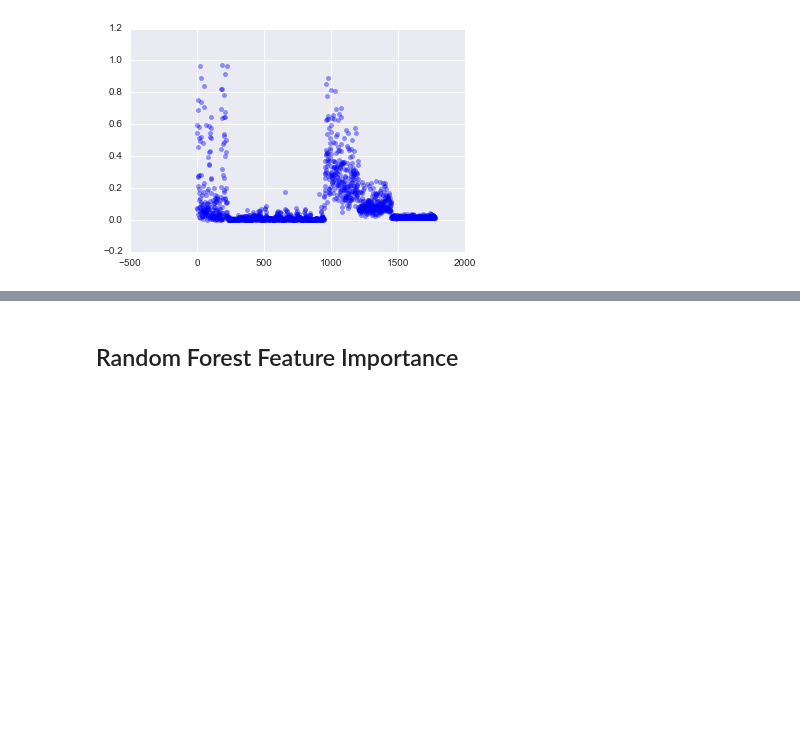
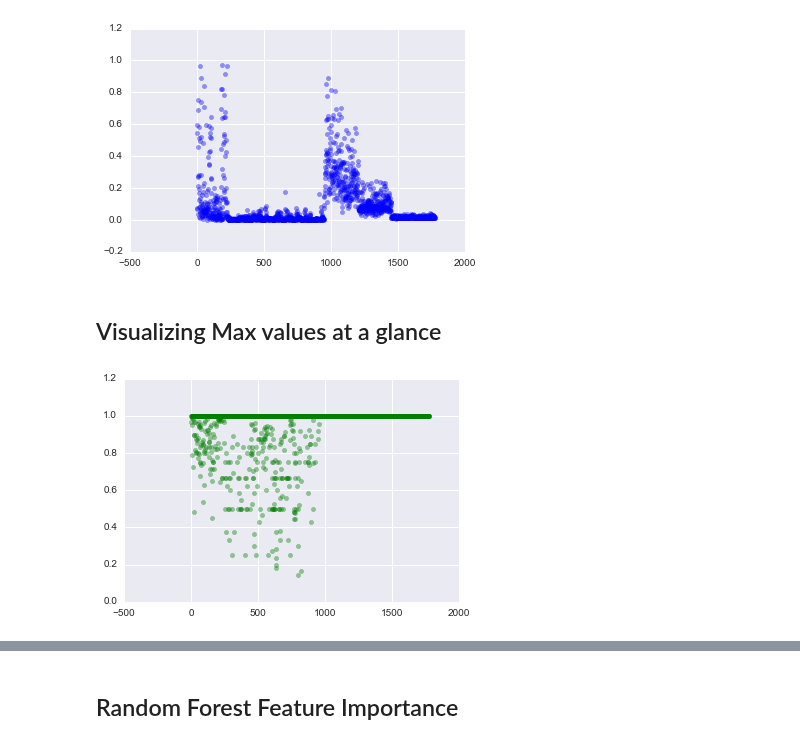
Before and after one commit to numb3r33/Kaggle-Competitions, a Jupyter notebook: Predict-Bio-Response/Predict-Bio-Response-Exploratory-Data-Analysis.ipynb, the cells around one changed output, grey strips where cells are left out. Cells and saved outputs as stored; diff of their text form; code cells hidden in the pictures; blank space fills up the shorter version.

```diff
--- a/Predict-Bio-Response/Predict-Bio-Response-Exploratory-Data-Analysis.ipynb
+++ b/Predict-Bio-Response/Predict-Bio-Response-Exploratory-Data-Analysis.ipynb
@@ -157,3 +160,9 @@ plt.scatter(np.arange(len(train.columns)), train.std(), color='b', alpha=0.4);
 plt.scatter(np.arange(len(train.columns)), train.mean(), color='b', alpha=0.4);
 # %% [output]
 [figure]
+# %% [markdown]
+## Visualizing Max values at a glance
+# %%
+plt.scatter(np.arange(len(train.columns)), train.max(), color='g', alpha=0.4);
+# %% [output]
+[figure, added]
```
Also changed, not shown: parts of 13 cells of this notebook.
